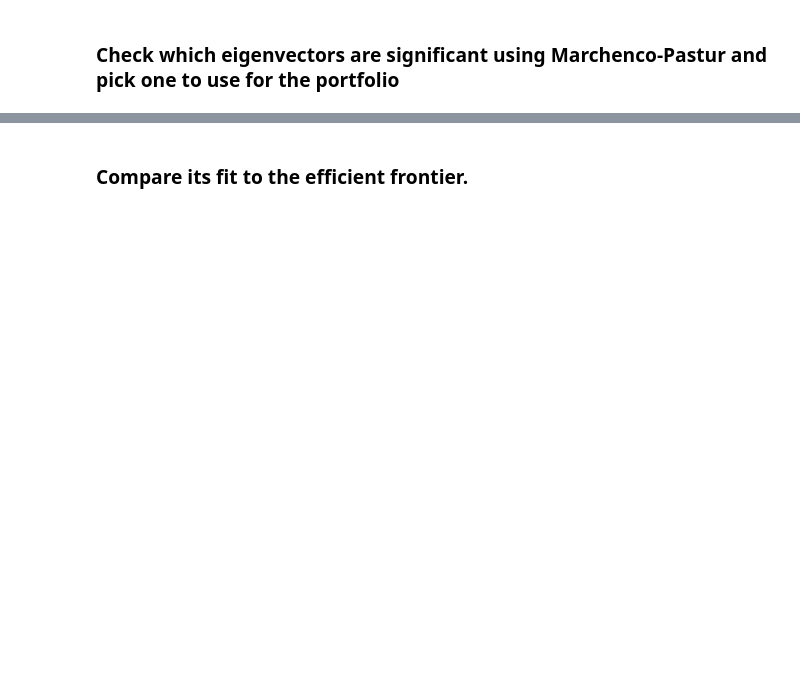
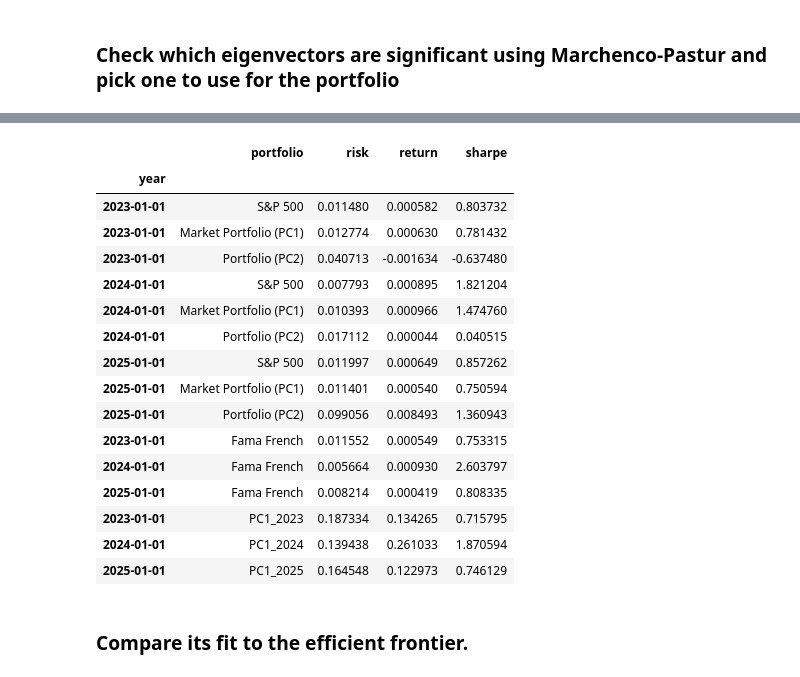
Before and after one commit to donnafaithhh/Fama-Markowitz-Mini-Project, a Jupyter notebook: mini project.ipynb, the cells around one changed output, grey strips where cells are left out. Saved outputs shown, nothing was run; the diff lists cells and outputs as text; code cells hidden in the pictures; blank space fills up the shorter version.

```diff
--- a/mini project.ipynb
+++ b/mini project.ipynb
@@ -1031,2 +1156,27 @@ pc1_sq_series
+# %%
+# Ensure same column alignment
+portfolio_stats = portfolio_stats[sharpe_df.columns]
+
+# Append (preserving index alignment)
+big_df = pd.concat([sharpe_df, portfolio_stats])
+big_df
+# %% [output]
+|  | portfolio | risk | return | sharpe |
+| year |  |  |  |  |
+| 2023-01-01 | S&P 500 | 0.011480 | 0.000582 | 0.803732 |
+| 2023-01-01 | Market Portfolio (PC1) | 0.012774 | 0.000630 | 0.781432 |
+| 2023-01-01 | Portfolio (PC2) | 0.040713 | -0.001634 | -0.637480 |
+| 2024-01-01 | S&P 500 | 0.007793 | 0.000895 | 1.821204 |
+| 2024-01-01 | Market Portfolio (PC1) | 0.010393 | 0.000966 | 1.474760 |
+| 2024-01-01 | Portfolio (PC2) | 0.017112 | 0.000044 | 0.040515 |
+| 2025-01-01 | S&P 500 | 0.011997 | 0.000649 | 0.857262 |
+| 2025-01-01 | Market Portfolio (PC1) | 0.011401 | 0.000540 | 0.750594 |
+| 2025-01-01 | Portfolio (PC2) | 0.099056 | 0.008493 | 1.360943 |
+| 2023-01-01 | Fama French | 0.011552 | 0.000549 | 0.753315 |
+| 2024-01-01 | Fama French | 0.005664 | 0.000930 | 2.603797 |
+| 2025-01-01 | Fama French | 0.008214 | 0.000419 | 0.808335 |
+| 2023-01-01 | PC1_2023 | 0.187334 | 0.134265 | 0.715795 |
+| 2024-01-01 | PC1_2024 | 0.139438 | 0.261033 | 1.870594 |
+| 2025-01-01 | PC1_2025 | 0.164548 | 0.122973 | 0.746129 |
 # %% [markdown]
 ### Compare its fit to the efficient frontier.
```
Also changed, not shown: parts of 9 cells of this notebook.
